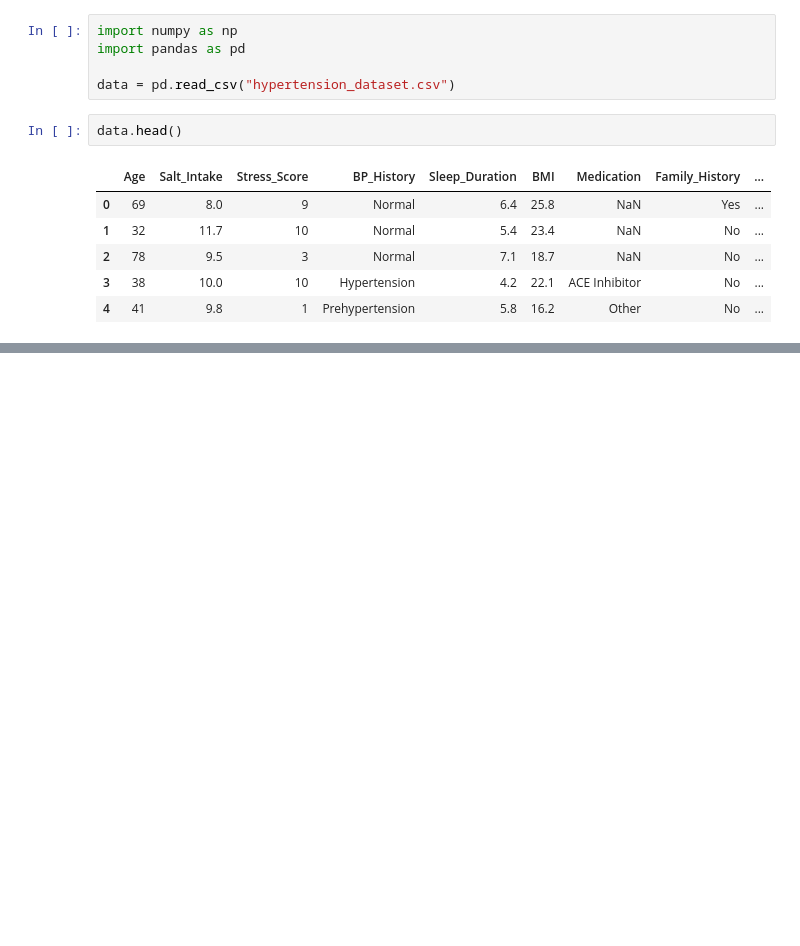
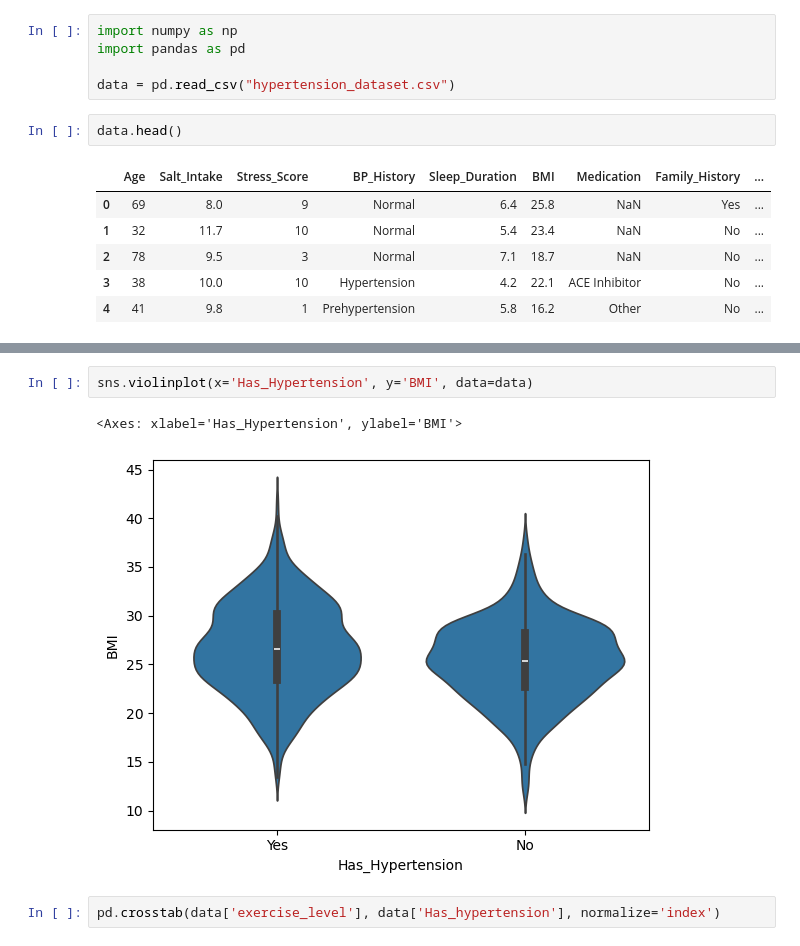
Before and after one commit to alabhastam/hypertension_project, a Jupyter notebook: main.ipynb, the cells around one changed output, grey strips where cells are left out. Cells and saved outputs as stored; diff of their text form; blank space fills up the shorter version.

```diff
--- a/main.ipynb
+++ b/main.ipynb
@@ -14,0 +89,7 @@ data.head()
+# %%
+sns.violinplot(x='Has_Hypertension', y='BMI', data=data)
+# %% [output]
+<Axes: xlabel='Has_Hypertension', ylabel='BMI'>
+[figure, added]
+# %%
+pd.crosstab(data['exercise_level'], data['Has_hypertension'], normalize='index')
```
Also changed, not shown: parts of 8 cells of this notebook.
